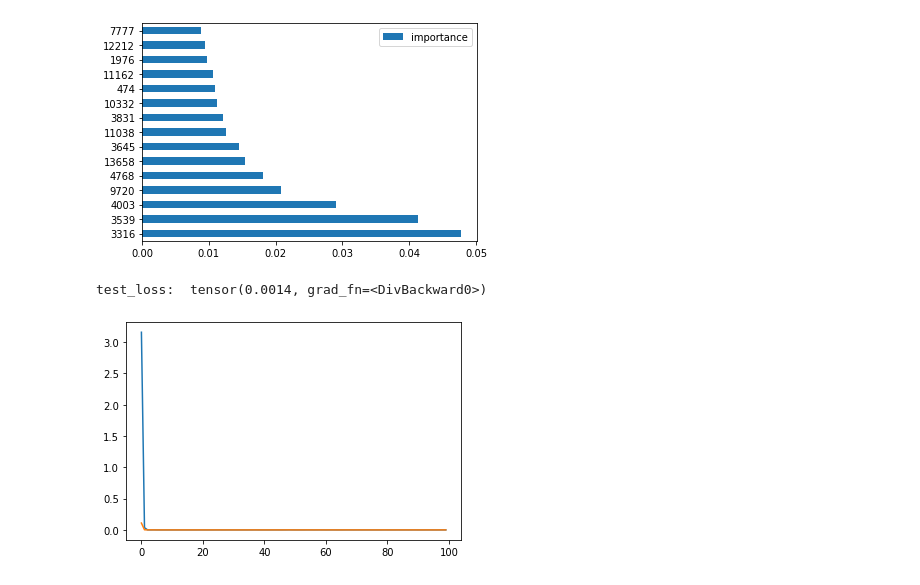
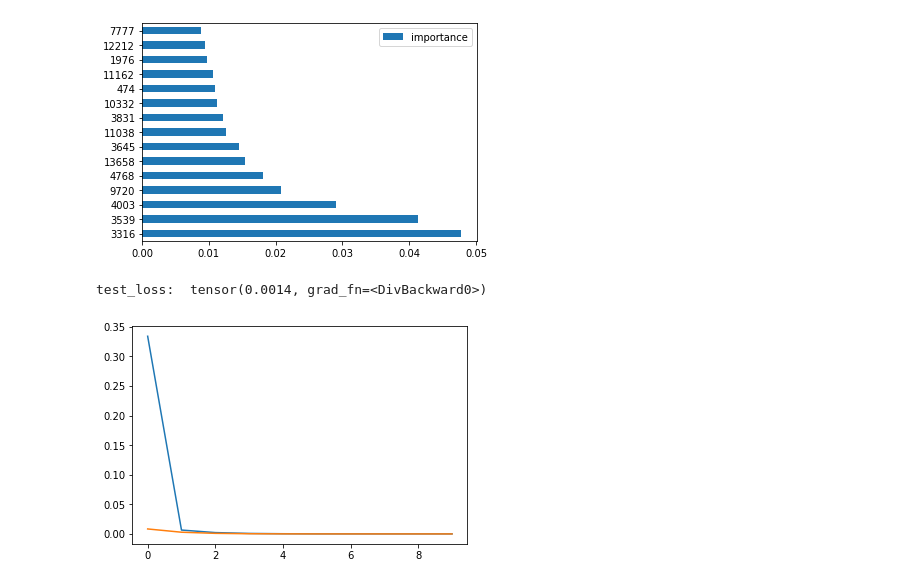
Before and after one commit to katsuki-nagakubo/Trump_Tweets_Word2vec, a Jupyter notebook: trump_tweets_s&p500_relation.ipynb, the cells around one changed output. Drawn from its saved outputs; the diff is of its cells as text; code cells hidden in the pictures.

```diff
--- a/trump_tweets_s&p500_relation.ipynb
+++ b/trump_tweets_s&p500_relation.ipynb
@@ -669,7 +669,7 @@ optimizer = optim.RMSprop(net.parameters())
 train_loss_track = []
 test_loss_track = []
 
-for epoc in range(100):
+for epoc in range(10):
     running_loss = 0
 
     # 学習モード
@@ -851,7 +851,7 @@ optimizer = optim.RMSprop(net.parameters())
 train_loss_track = []
 test_loss_track = []
 
-for epoc in range(100):
+for epoc in range(10):
     running_loss = 0
 
     # 学習モード
@@ -872,34 +872,34 @@ for epoc in range(100):
 
         # パラメーターを更新
         optimizer.step()
 
         # 学習データを使って誤差を計算
         running_loss += loss.item()
 
     # エポックが終了したら平均誤差を計算
     train_loss_track.append(running_loss/step)
 
 
     #評価（evaluation）モード
     net.eval()
 
     # 予測値を計算
     y_pred = net(X2_test_tensor)
 
     # 誤差関数を計算
     test_loss = loss_func(y_pred, y2_test_tensor)
 
     # 誤差をトラッキング
     test_loss_track.append(test_loss)
 
 
 
 plt.plot(train_loss_track)
 plt.plot(test_loss_track)
 print("test_loss: ",sum(test_loss_track)/len(test_loss_track))
 # %% [output]
 test_loss:  tensor(0.0014, grad_fn=<DivBackward0>)
-[figure, old version]
+[figure, new version]
 # %%
 #上手くいってない
 #分析6 Doc2Vecでツイートをクラスタリングする①
```
Also changed, not shown: parts of 3 cells of this notebook.
